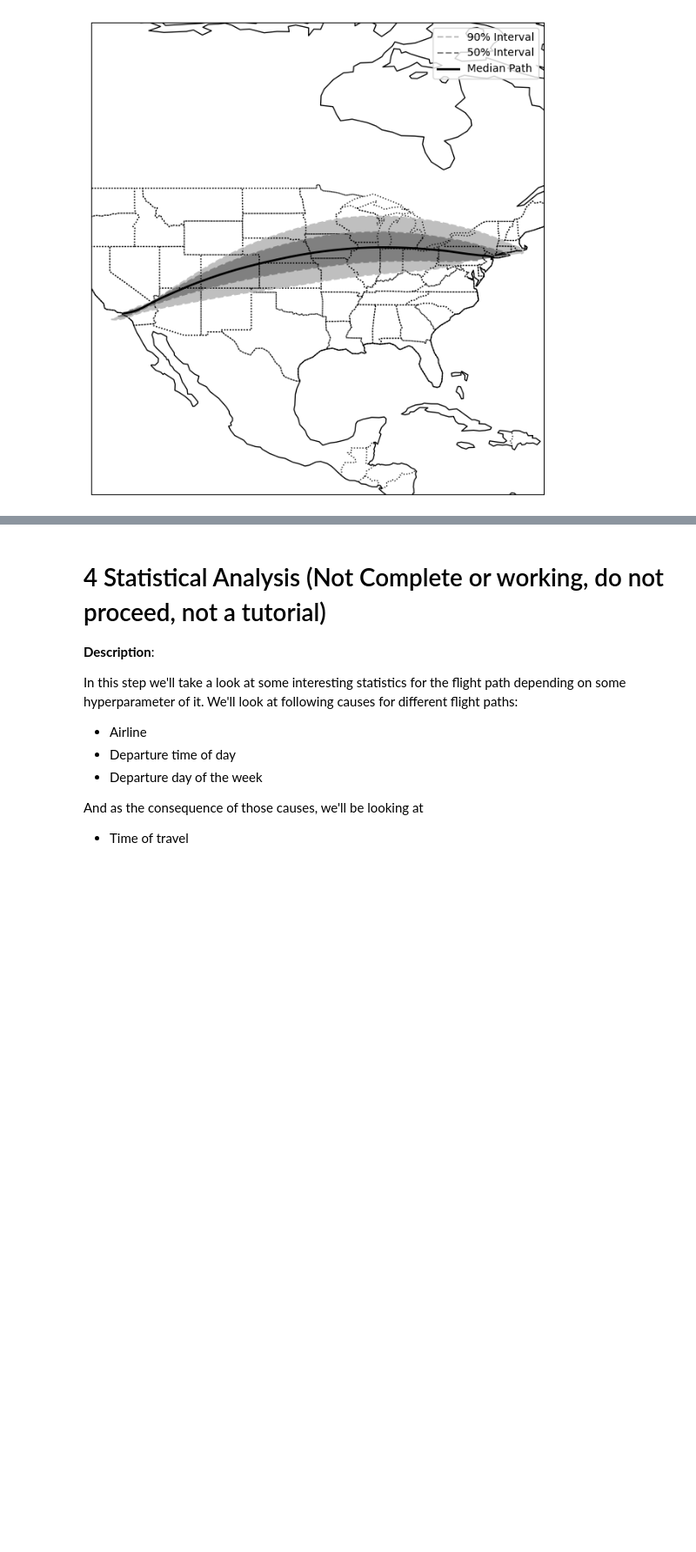
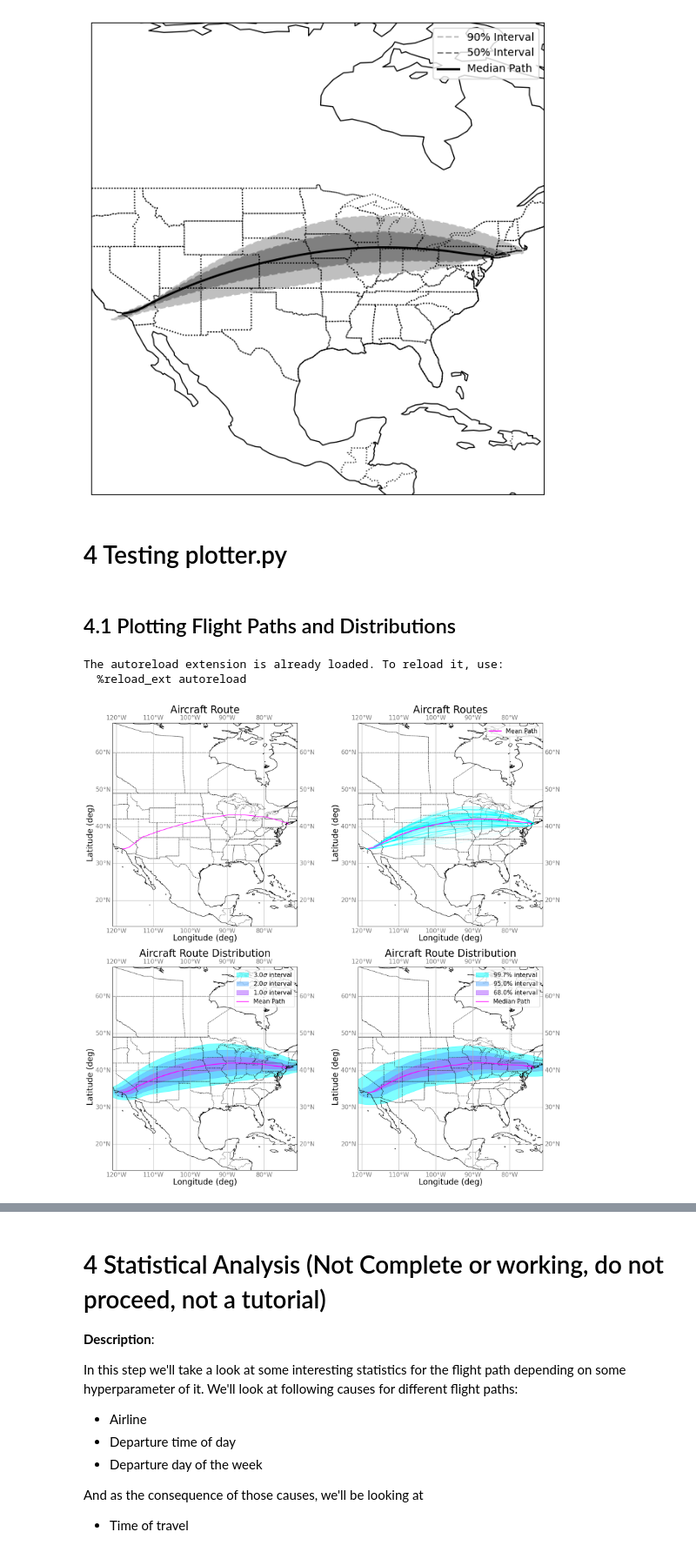
Before and after one commit to Flight-Path-Analysis/FlightPathAnalysis, a Jupyter notebook: prototyping/prototyping.ipynb, the cells around one changed output, grey strips where cells are left out. Shown at 87% size. Saved outputs shown, nothing was run; the diff lists cells and outputs as text; code cells hidden in the pictures; blank space fills up the shorter version.

```diff
--- a/prototyping/prototyping.ipynb
+++ b/prototyping/prototyping.ipynb
@@ -625,3 +624,66 @@ ax.legend()
 fig.tight_layout()
 # %% [output]
 [figure]
+# %% [markdown]
+# 4 Testing plotter.py
+# %% [markdown]
+## 4.1 Plotting Flight Paths and Distributions
+# %%
+import matplotlib.pyplot as plt
+import datetime
+import yaml
+import pandas as pd
+import numpy as np
+import os
+import cartopy.crs as ccrs
+
+# This variable should indicate the path from this Jupyter Notebook to the root directory of the repo.
+root_path = '../'
+# Adds the repo's root to the list of paths
+import sys
+sys.path.append(root_path)
+# Package for downloading opensky data
+from src.backend import opensky_query
+# Utilities package
+from src.backend import utils
+# Package used to compress state vectors data
+from src.backend import compressors
+# Package to generate plot images
+from src.frontend import plotter
+
+%load_ext autoreload
+%reload_ext autoreload
+%autoreload 2
+%matplotlib inline
+
+data_directory = '../data/flight/KJFK_KLAX/'
+# From here we load the config file
+with open(f'{root_path}/config/config.yml', 'r', encoding='utf8') as file:
+    try:
+        config = yaml.safe_load(file)
+    except yaml.YAMLError as exc:
+        print(exc)
+
+compressor = compressors.CsvCompressor(config)
+
+pltr = plotter.Plotter(config)
+
+state_vectors_file = [f'{data_directory}/state_vectors/{f}' for f in os.listdir(f'{data_directory}/state_vectors/') if f.endswith('.csv')]
+
+fig, ax = plt.subplots(2, 2, subplot_kw={'projection': ccrs.PlateCarree()}, figsize=[20, 20])
+
+pltr.plot_route(state_vectors_file[10], compressor, ax=ax[0, 0])
+pltr.plot_multiple_routes(state_vectors_file, compressor, ax=ax[0, 1])
+pltr.plot_multiple_routes_shaded(state_vectors_file, compressor, ax=ax[1, 0])
+
+config['plotting']['expectation-measure'] = 'median'
+config['plotting']['deviation-measure'] = 'pct'
+config['plotting']['deviation-values'] = [68, 95, 99.7]
+
+pltr = plotter.Plotter(config)
+
+pltr.plot_multiple_routes_shaded(state_vectors_file, compressor, ax=ax[1, 1])
+# %% [output]
+The autoreload extension is already loaded. To reload it, use:
+  %reload_ext autoreload
+[figure, added]
```
Also changed, not shown: parts of 2 cells of this notebook, 3 other files.
